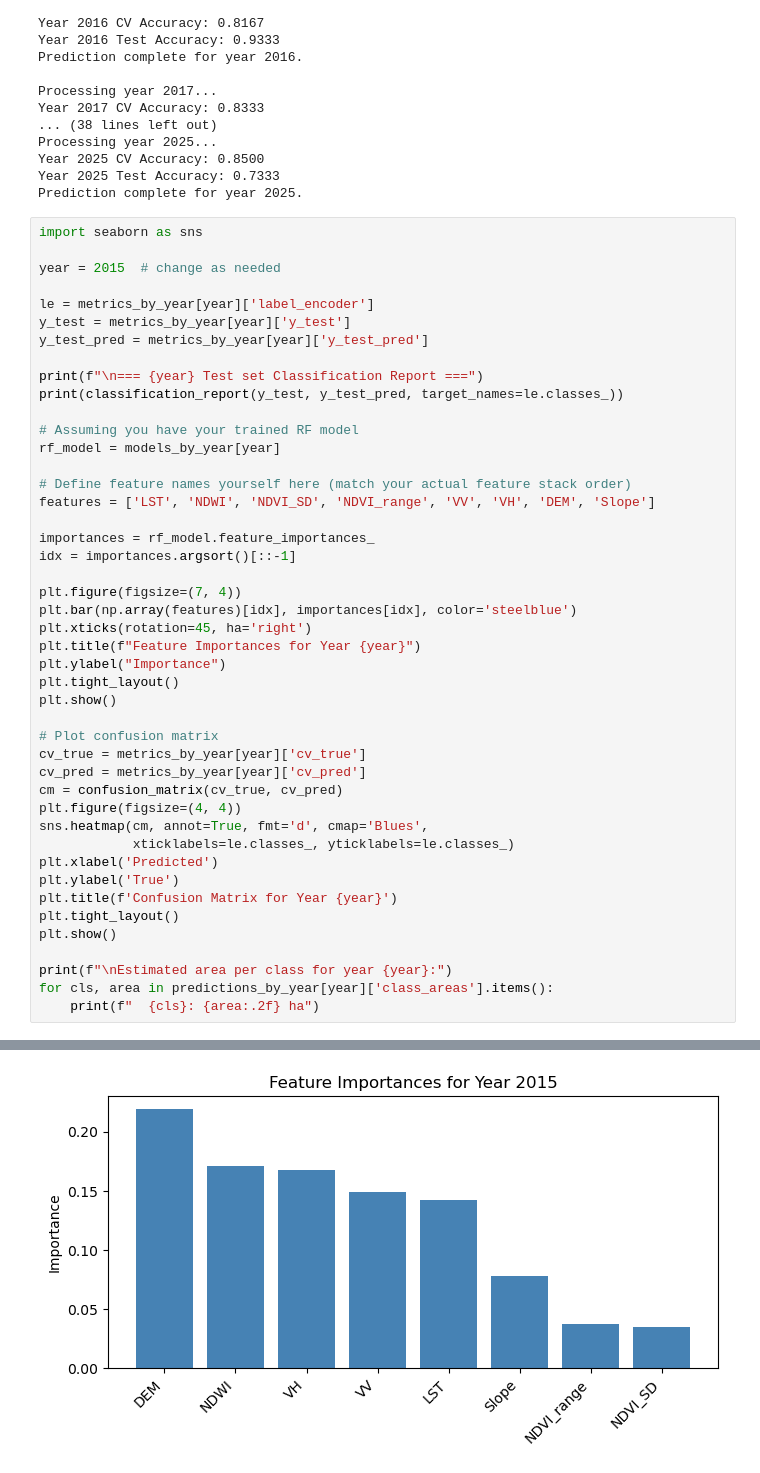
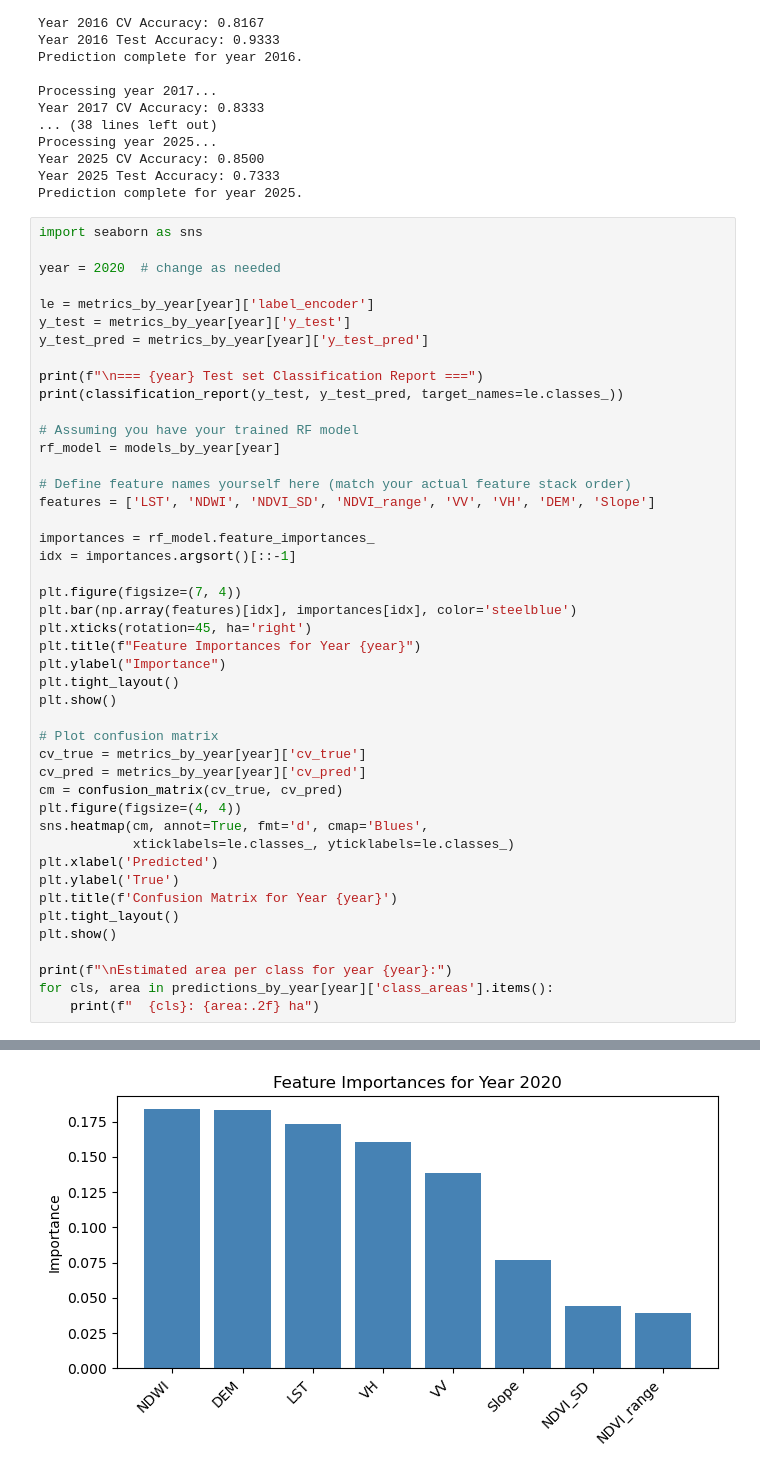
Before and after one commit to Ethel-Ogallo/wetland_delineation, a Jupyter notebook: Wetland_delienation/wetland_delineation_202507.ipynb, the cells around one changed output, grey strips where cells are left out. Cells and saved outputs as stored; diff of their text form.

```diff
--- a/Wetland_delienation/wetland_delineation_202507.ipynb
+++ b/Wetland_delienation/wetland_delineation_202507.ipynb
@@ -754,7 +794,7 @@ Prediction complete for year 2025.
 # %%
 import seaborn as sns
 
-year = 2015  # change as needed
+year = 2020  # change as needed
 
 le = metrics_by_year[year]['label_encoder']
 y_test = metrics_by_year[year]['y_test']
@@ -811 +851 @@ weighted avg       0.96      0.93      0.94        15
-[figure, old version]
+[figure, new version]
```
Also changed, not shown: parts of 5 cells of this notebook, 1 other file.
